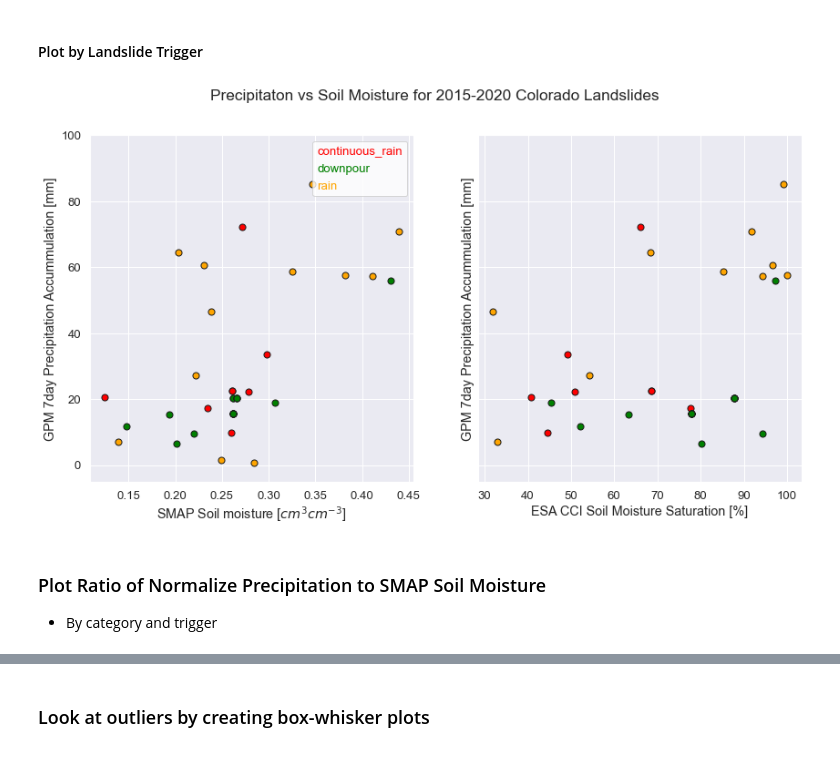
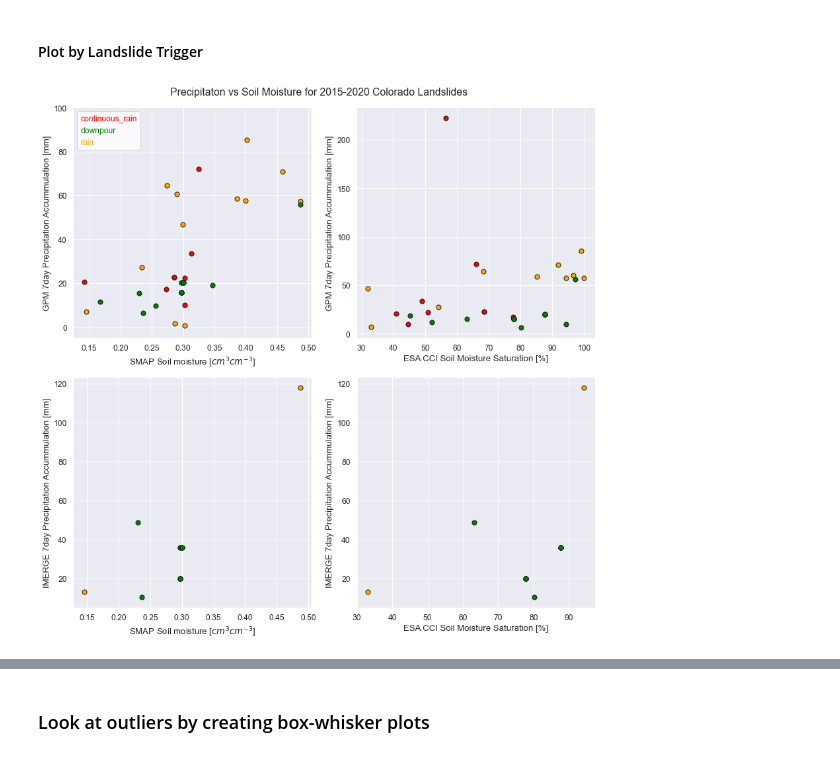
Before and after one commit to jacquiewitte/capstone-landslides-soilmoisture, a Jupyter notebook: landslide_precip_soilm.ipynb, the cells around one changed output, grey strips where cells are left out. Saved outputs shown, nothing was run; the diff lists cells and outputs as text; code cells hidden in the pictures.

```diff
--- a/landslide_precip_soilm.ipynb
+++ b/landslide_precip_soilm.ipynb
@@ -29,7 +29,7 @@ import warnings
 warnings.filterwarnings('ignore')
 
 # Prettier plotting with seaborn
-sns.set(font_scale=1.2)
+sns.set(font_scale=1.1)
 # %%
 def read_smap(filepath, index):
     """
@@ -283,7 +325,14 @@ data_dir = os.path.join(et.io.HOME,
                         'data', 'capstone')
 smap_files = sorted(glob(os.path.join(data_dir, 'smap_9km', '*.h5')))
 
+# GPM daily files
 gpm_files = sorted(glob(os.path.join(data_dir, 'gpm_westernUS', '*nc4')))
+
+# GPM 30 min files
+gpm_hires_files = sorted(glob(os.path.join(data_dir,
+                                           'precip_imerge',
+                                           'imerge',
+                                           'glc', 'imerge*.csv')))
 
 esa_files = sorted(glob(os.path.join(data_dir, 'esa_soil_moisture',
                                      '*ACTIVE*nc')))
@@ -291,6 +340,7 @@ esa_files = sorted(glob(os.path.join(data_dir, 'esa_soil_moisture',
 # Print a sample as a sanity check
 print(os.path.exists(smap_files[0]))
 print(os.path.exists(gpm_files[0]))
+print(os.path.exists(gpm_hires_files[0]))
 print(os.path.exists(esa_files[0]))
 # %% [output]
 True
@@ -496,0 +550,2 @@ landslide_precip7d_df.iloc[0:10]
+# %%
+imerge_30min = get_imerge_hires(gpm_hires_files, glc_state_gt2015)
@@ -542,7 +669,7 @@ fig, ax = plt.subplots(figsize=(14, 5), sharex=True, sharey=True)
 
 for id, df in landslide_precip7d_df.groupby("landslide_id"):
     ax.plot(df['days-to-landslide'],
-            df['precip_accum_mm']/df['precip_accum_mm'].mean(),
+            df['gpm_7day_accum_mm']/df['gpm_7day_accum_mm'].mean(),
             marker='.')
 
 #ax.invert_xaxis()
@@ -550,7 +677,8 @@ ax.axvline(x=7, ymin=0, color='mediumorchid', linestyle='dashed', linewidth=5)
 
 ax.set(xlabel='Days leading up to rainfall-landslide event',
        ylabel='Normalized Precipitation',
-       title='GPM Cumultive Daily Rainfall over '+state+'\nNormalized to the 7-day mean')
+       title=('GPM Cumultive Daily Rainfall over '
+              +state+'\nNormalized to the 7-day mean'))
 ax.text(7.1 ,0, 'Landslide\nTriggered', color='mediumorchid', fontsize='medium');
 
 #output the figure
@@ -647,49 +801,67 @@ if not os.path.exists(output_fig) or cache_override:
 #### Plot by Landslide Trigger
 # %%
 # Create a scatter plot
-fig, (ax1, ax2) = plt.subplots(ncols=2, nrows=1, figsize=(14, 7),
-                               sharey=True)
+fig, ((ax1, ax2), (ax3, ax4)) = plt.subplots(ncols=2, nrows=2,
+                                             figsize=(12, 12))
 
-# SMAP
+# GPM daily Pre3cip vs SMAP & ESA
 for id, df in landslide_df.groupby("landslide_id"):
     for cat in trigger:
         if df['landslide_trigger'][0] == cat:
-            ax1.scatter(df['smap_sm'], df['precip_accum_mm'],
+            ax1.scatter(df['smap_sm'], df['gpm_7day_accum_mm'],
                         edgecolor='k', s=50.0,
                         color=trigger[cat])
-            ax2.scatter(df['esa_sm_percent'], df['precip_accum_mm'],
+            ax2.scatter(df['esa_sm_percent'], df['gpm_7day_accum_mm'],
                         edgecolor='k', s=50.0,
                         color=trigger[cat])
 
 ax1.set(xlabel='SMAP Soil moisture [$cm^3 cm^{-3}$]',
         ylabel='GPM 7day Precipitation Accummulation [mm]')
 ax1.set_ylim([-5, 100])
 
 ax2.set(xlabel='ESA CCI Soil Moisture Saturation [%]',
         ylabel='GPM 7day Precipitation Accummulation [mm]')
+ax1.set_ylim([-5, 100])
 
 # Add legend
 leg = ax1.legend(handlelength=0, handletextpad=0, fancybox=True,
                  labels=trigger, labelcolor=colors, facecolor='white')
 for item in leg.legendHandles:
     item.set_visible(False)
 
 # add an overall caption
 fig.suptitle(
-    'Precipitaton vs Soil Moisture for 2015-2020 Colorado Landslides'
+    'Precipitaton vs Soil Moisture for 2015-2020 '+state+' Landslides'
 );
+
+# GPM daily Pre3cip vs SMAP & ESA
+for id, df in landslide_df.groupby("landslide_id"):
+    for cat in trigger:
+        if df['landslide_trigger'][0] == cat:
+            ax3.scatter(df['smap_sm'], df['imerge_7day_accum_mm'],
+                        edgecolor='k', s=50.0,
+                        color=trigger[cat])
+            ax4.scatter(df['esa_sm_percent'], df['imerge_7day_accum_mm'],
+                        edgecolor='k', s=50.0,
+                        color=trigger[cat])
+
+ax3.set(xlabel='SMAP Soil moisture [$cm^3 cm^{-3}$]',
+        ylabel='IMERGE 7day Precipitation Accummulation [mm]')
+
+ax4.set(xlabel='ESA CCI Soil Moisture Saturation [%]',
+        ylabel='IMERGE 7day Precipitation Accummulation [mm]')
+
+
+plt.tight_layout()
 
 #output the figure
 output_fig = os.path.join(et.io.HOME,
             'earth-analytics',
             'capstone-landslides-soilmoisture', 'plots',
             'sm_VS_precip_2015_2020_trigger_'+state+'.png')
 
 cache_override = False or GLOBAL_CACHE_OVERRIDE
 if not os.path.exists(output_fig) or cache_override:
     plt.savefig(output_fig);
 # %% [output]
-[figure, old version]
+[figure, new version]
-# %% [markdown]
-### Plot Ratio of Normalize Precipitation to SMAP Soil Moisture
-- By category and trigger
```
Also changed, not shown: parts of 26 cells of this notebook.
